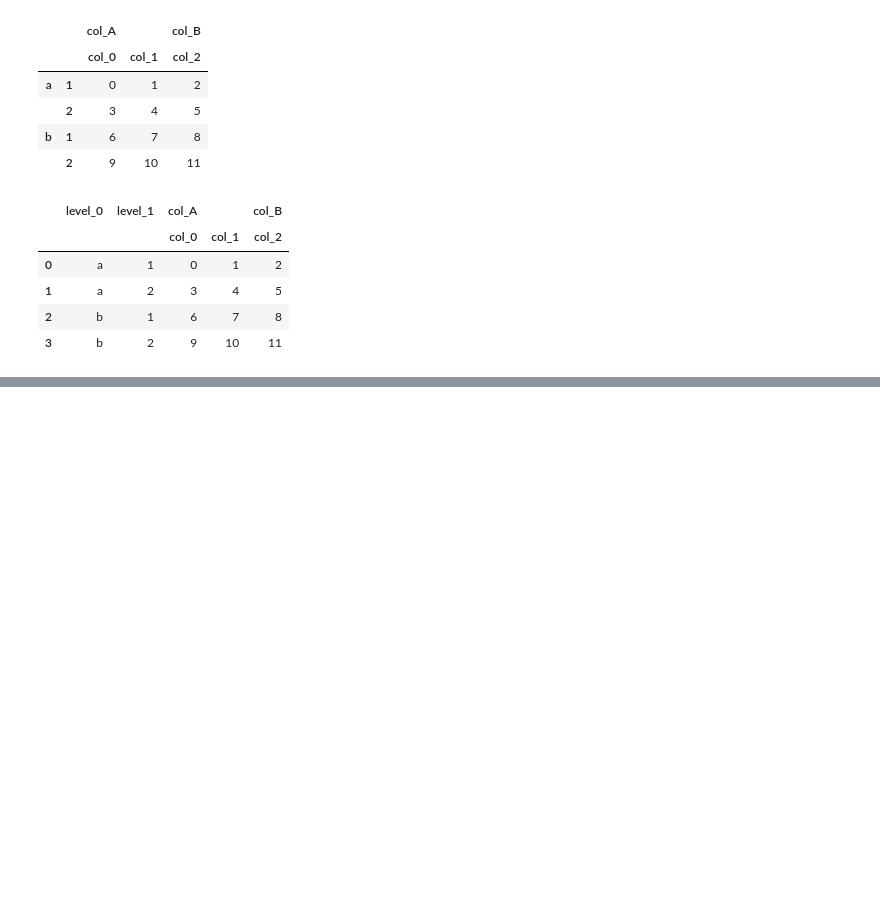
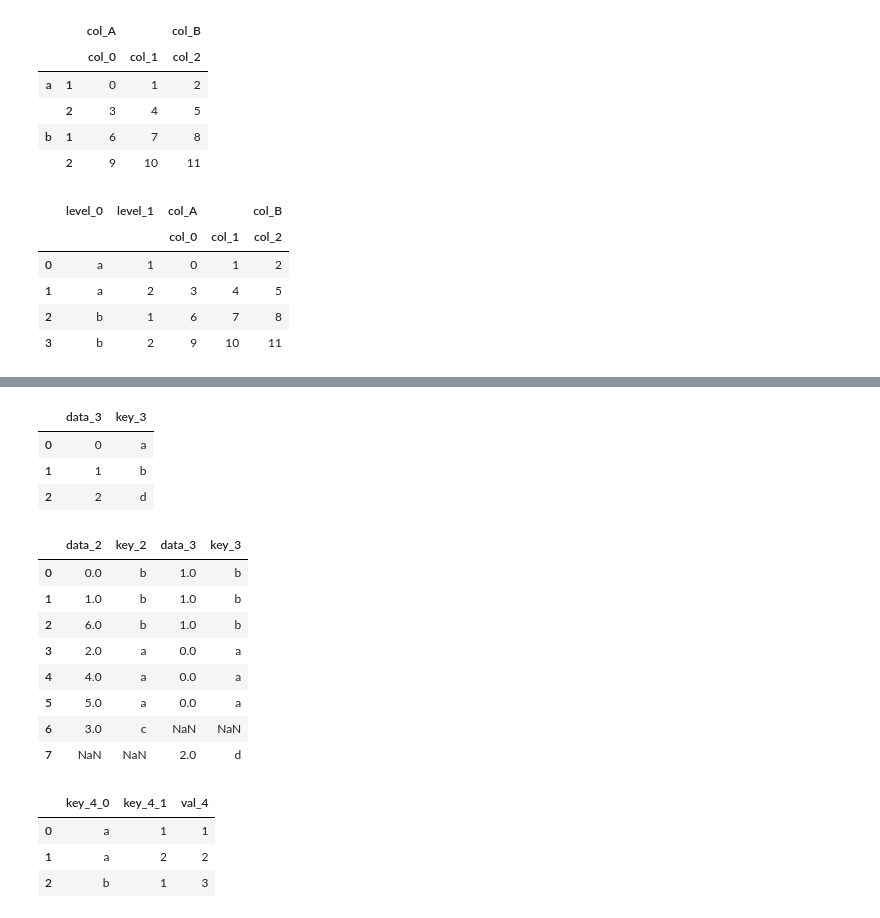
Before and after one commit to srqway/python, a Jupyter notebook: pandas-python/notebook/dataFrame.ipynb, the cells around one changed output, grey strips where cells are left out. Saved outputs shown, nothing was run; the diff lists cells and outputs as text; code cells hidden in the pictures; blank space fills up the shorter version.

```diff
--- a/pandas-python/notebook/dataFrame.ipynb
+++ b/pandas-python/notebook/dataFrame.ipynb
@@ -1030,0 +1071,6 @@ resetIndexResult
+# %%
+joinDf_2 = pd.DataFrame({
+    'key_2': ['b', 'b', 'a', 'c', 'a', 'a', 'b'],
+    'data_2': range(7)
+})
+joinDf_2
@@ -1030,0 +1086,35 @@ resetIndexResult
+# %%
+joinDf_3 = pd.DataFrame({
+    'key_3': ['a', 'b', 'd'],
+    'data_3': range(3)
+})
+joinDf_3
+# %% [output]
+|  | data_3 | key_3 |
+| 0 | 0 | a |
+| 1 | 1 | b |
+| 2 | 2 | d |
+# %%
+pd.merge(joinDf_2, joinDf_3, left_on='key_2', right_on='key_3', how="outer")
+# %% [output]
+|  | data_2 | key_2 | data_3 | key_3 |
+| 0 | 0.0 | b | 1.0 | b |
+| 1 | 1.0 | b | 1.0 | b |
+| 2 | 6.0 | b | 1.0 | b |
+| 3 | 2.0 | a | 0.0 | a |
+| 4 | 4.0 | a | 0.0 | a |
+| 5 | 5.0 | a | 0.0 | a |
+| 6 | 3.0 | c | NaN | NaN |
+| 7 | NaN | NaN | 2.0 | d |
+# %%
+joinDf_4 = pd.DataFrame({
+    'key_4_0': ['a', 'a', 'b'],
+    'key_4_1': [1, 2, 1],
+    'val_4': ['A', 'B', 'C']
+})
+joinDf_4
+# %% [output]
+|  | key_4_0 | key_4_1 | val_4 |
+| 0 | a | 1 | 1 |
+| 1 | a | 2 | 2 |
+| 2 | b | 1 | 3 |
```
Also changed, not shown: parts of 23 cells of this notebook, 1 other file.
